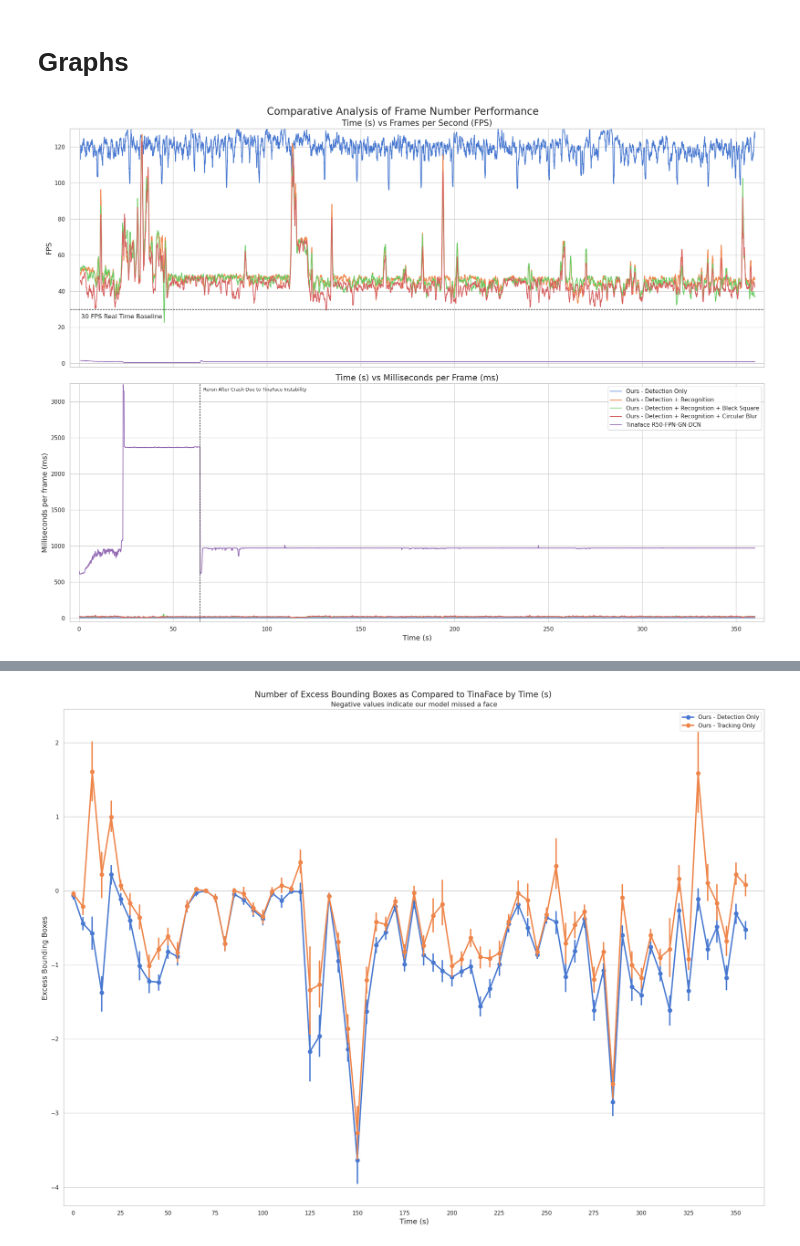
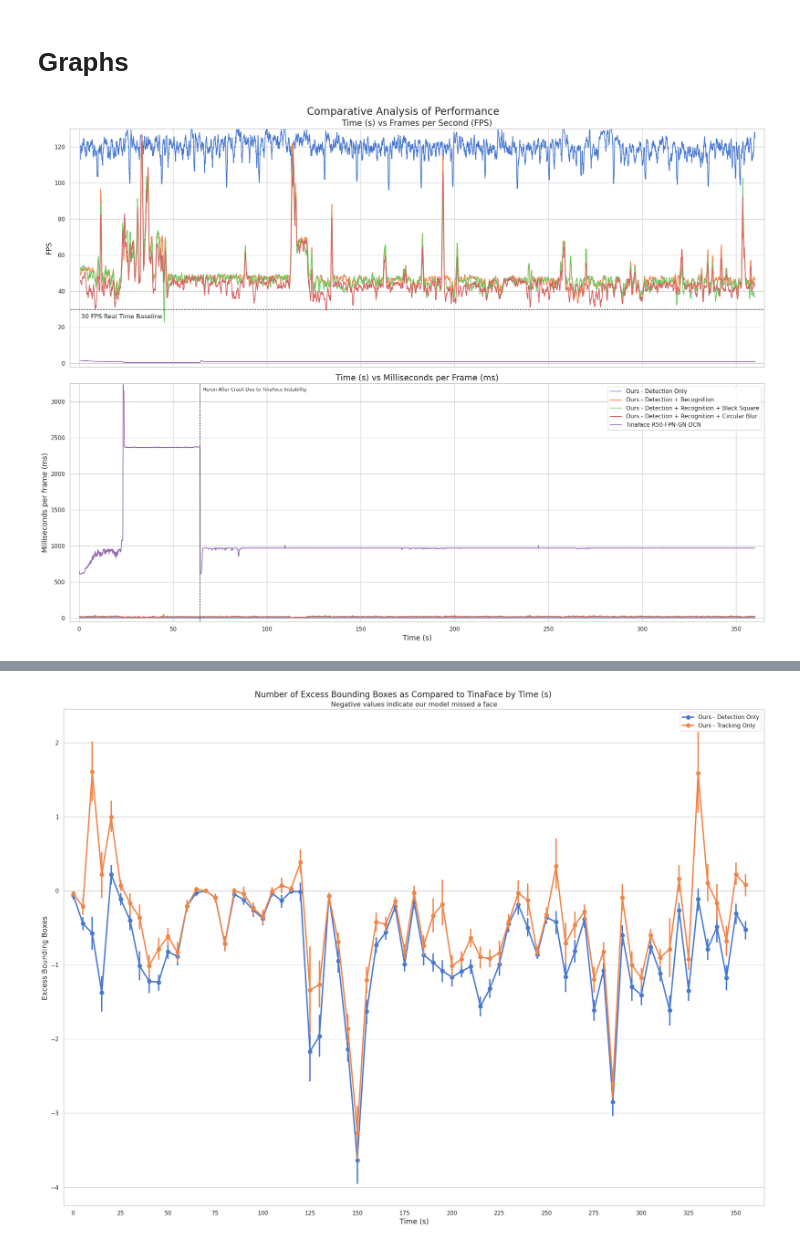
Before and after one commit to AniAggarwal/face-blur-rt, a Jupyter notebook: src/benchmarks.ipynb, the cells around one changed output, grey strips where cells are left out. Cells and saved outputs as stored; diff of their text form; code cells hidden in the pictures.

Commit message:
Update plots and small code print statement changes

```diff
--- a/src/benchmarks.ipynb
+++ b/src/benchmarks.ipynb
@@ -353,35 +374,35 @@ for label, df in to_graph.items():
 ax1.hlines(30, xmin=-5, xmax=365, label="Real Time Baseline", color="black", linestyle="--", linewidth=1)
 ax1.annotate("30 FPS Real Time Baseline", (1, 25))
 
 ax1.set_title('Time (s) vs Frames per Second (FPS)', fontsize=16)
 ax1.set_ylabel('FPS', fontsize=14)
 ax1.set_ylim([-2, 130])
 ax1.get_legend().remove()
 
 # Graph 2: Frame Number vs Milliseconds per Frame
 for label, df in to_graph.items():
     sns.lineplot(x=df['s'], y=df['time_elapsed'].rolling(window=5).mean(), ax=ax2, label=label, linewidth=1.5)
 
 # frame num / 30
 rerun_at = 1928 / 30
 ax2.axvline(rerun_at, linestyle='--', linewidth=1, color="black")
 ax2.annotate("Rerun After Crash Due to TinaFace Instability", (66, 3150), fontsize=9)
 
 
 ax2.set_title('Time (s) vs Milliseconds per Frame (ms)', fontsize=16)
 ax2.set_xlabel('Time (s)', fontsize=14)
 ax2.set_ylabel('Milliseconds per frame (ms)', fontsize=14)
 ax2.legend()
 ax2.set_xlim([-5, 365])
 ax2.set_ylim([-50, 3250])
 
-fig.suptitle('Comparative Analysis of Frame Number Performance', fontsize=20)
+fig.suptitle('Comparative Analysis of Performance', fontsize=20)
 # fig.tight_layout(rect=[0, 0.03, 1, 0.95])
 fig.tight_layout()
 plt.savefig("../data/plots/fps-ms-combined-all.png")
 plt.show()
 # %% [output]
-[figure, old version]
+[figure, new version]
 # %%
 # sns.set(style="whitegrid")
 sns.set(style="whitegrid", palette="muted")
```
Also changed, not shown: parts of 4 cells of this notebook, 9 other files.
